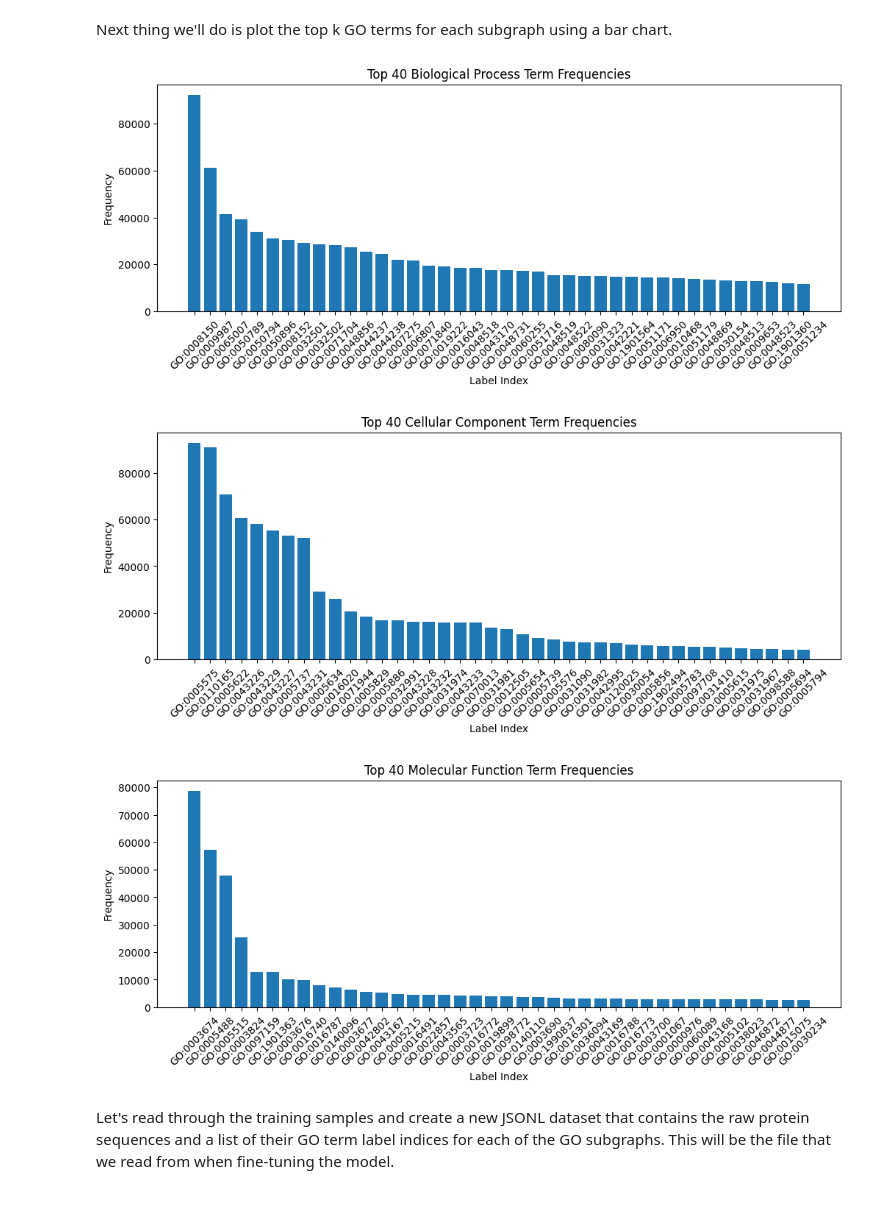
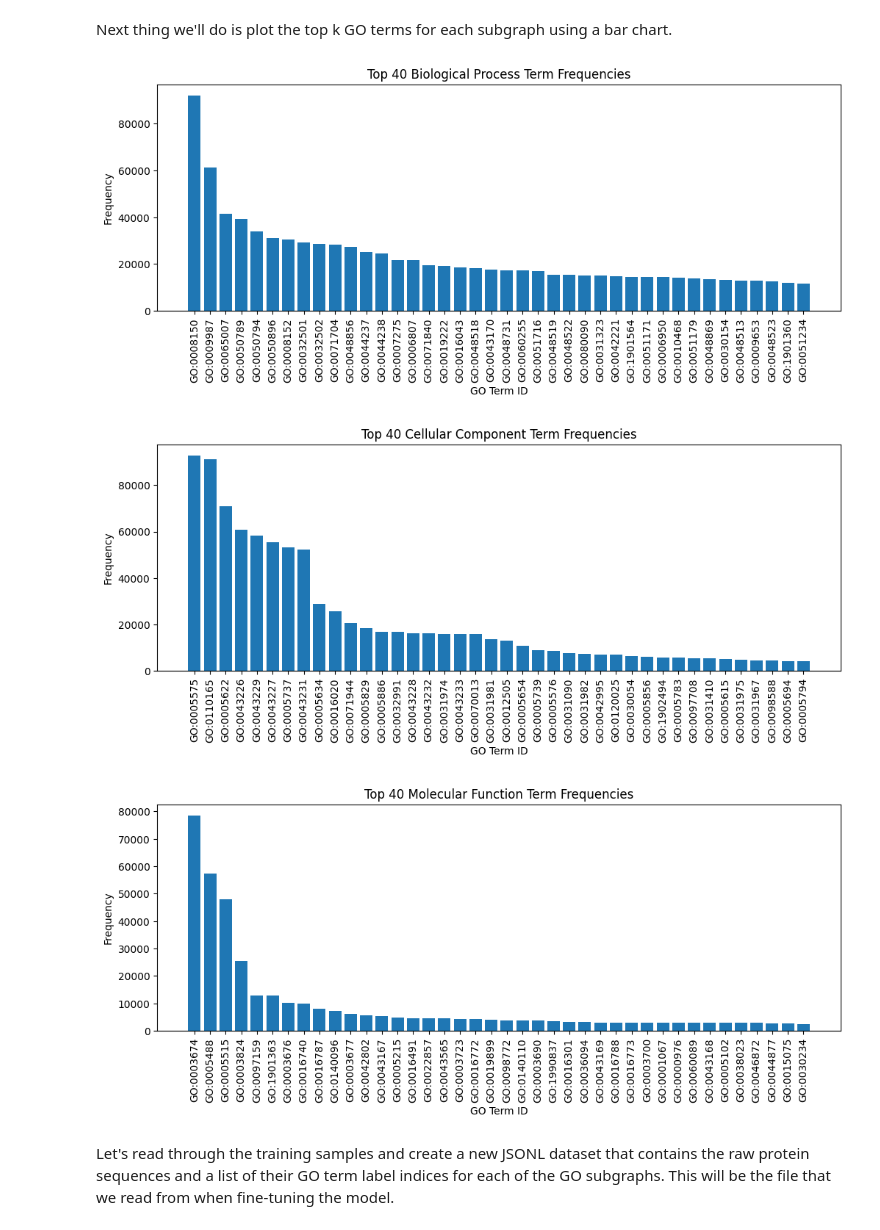
Before and after one commit to andrewdalpino/esm2-function-classifier, a Jupyter notebook: prepare_dataset.ipynb, the cells around one changed output. Saved outputs shown, nothing was run; the diff lists cells and outputs as text; code cells hidden in the pictures.

```diff
--- a/prepare_dataset.ipynb
+++ b/prepare_dataset.ipynb
@@ -160,31 +160,31 @@ Next thing we'll do is plot the top k GO terms for each subgraph using a bar cha
 # %%
 import matplotlib.pyplot as plt
 
 top_k = 40
 
 for name, counter in [
     ("Biological Process", bp_counter),
     ("Cellular Component", cc_counter),
     ("Molecular Function", mf_counter),
 ]:
     counter = dict(sorted(counter.items(), key=lambda item: item[1], reverse=True))
 
     first_k = dict(islice(counter.items(), top_k))
 
     plt.figure(figsize=(12, 4))
 
     plt.bar(first_k.keys(), first_k.values())
 
-    plt.xticks(rotation=45)
-    plt.xlabel("Label Index")
+    plt.xticks(rotation=90)
+    plt.xlabel("GO Term ID")
     plt.ylabel("Frequency")
     plt.title(f"Top {top_k} {name} Term Frequencies")
 
     plt.show()
 # %% [output]
-[figure, old version]
+[figure, new version]
-[figure, old version]
+[figure, new version]
-[figure, old version]
+[figure, new version]
 # %% [markdown]
 Let's read through the training samples and create a new JSONL dataset that contains the raw protein sequences and a list of their GO term label indices for each of the GO subgraphs. This will be the file that we read from when fine-tuning the model.
 # %%
```
